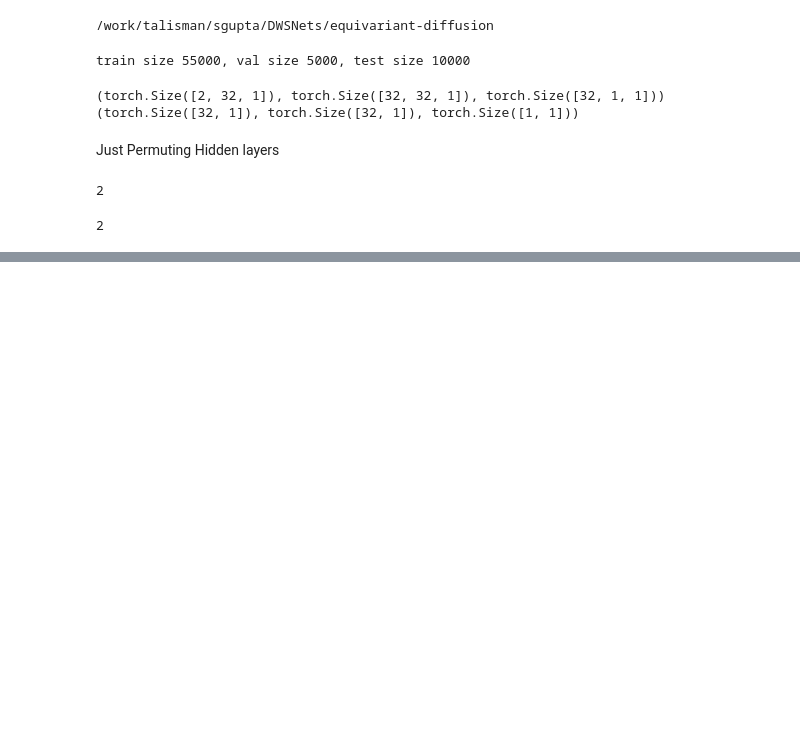
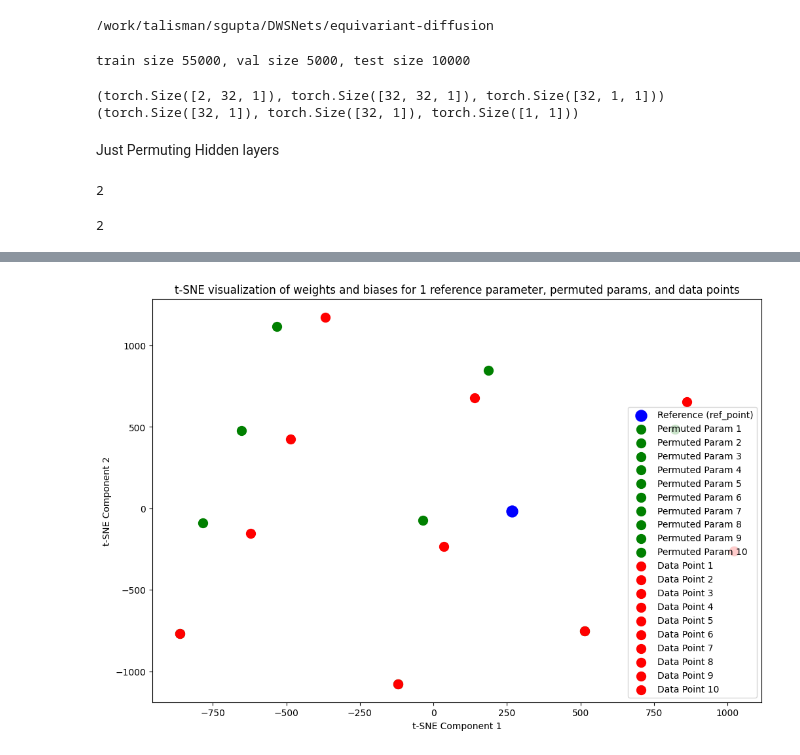
Before and after one commit to NNeuralDynamics/equivariant-diffusion, a Jupyter notebook: INR-Rebasin.ipynb, the cells around one changed output, grey strips where cells are left out. Drawn from its saved outputs; the diff is of its cells as text; code cells hidden in the pictures; blank space fills up the shorter version.

```diff
--- a/INR-Rebasin.ipynb
+++ b/INR-Rebasin.ipynb
@@ -339,0 +261,15 @@ plot_tsne(point_a, point_b, permuted_params_b)
+# %%
+ref_point = data_points[0]
+data_points = data_points[1:]
+print(len(data_points))
+ref_data_param =  convert_to_tensor_format(ref_point)
+rng = np.random.default_rng(seed=42)
+
+permuted_params = []
+data_point_params = []
+for data in data_points:
+    data_params = convert_to_tensor_format(data)
+    perm = weight_matching_just_hidden_layers(rng, ref_data_param, data_params)
+    permuted_param = apply_permutation_hidden(data_params, perm)
+    permuted_params.append(permuted_param)
+    data_point_params.append(data_params)
@@ -339,0 +294,73 @@ plot_tsne(point_a, point_b, permuted_params_b)
+# %%
+import matplotlib.pyplot as plt
+from sklearn.manifold import TSNE
+import numpy as np
+
+def flatten_and_concatenate(params):
+    """Flatten the weights and biases for each layer and concatenate them."""
+    flattened_params = []
+    for layer in list(params.keys()):
+        if 'weights' in layer:
+            # Flatten the weights
+            layer_weights = np.array(params[layer]).flatten()
+            flattened_params.append(layer_weights)
+        elif 'biases' in layer:
+            # Flatten the biases
+            layer_biases = np.array(params[layer]).flatten()
+            flattened_params.append(layer_biases)
+
+    # Return a single concatenated vector for all layers in the dictionary
+    return np.concatenate(flattened_params)
+
+def plot_tsne(reference_param, permuted_params_list, data_point_params):
+    """Plot t-SNE of weights and biases from the reference_param, permuted_params_list, and data_points."""
+
+    # Flatten and concatenate the reference parameter (ref_point)
+    flattened_reference = flatten_and_concatenate(reference_param)
+
+    # Initialize the list of flattened params for all permuted parameters
+    all_params = [flattened_reference]
+
+    # Flatten and concatenate all permuted parameters
+    for permuted_params in permuted_params_list:
+        flattened_permuted_param = flatten_and_concatenate(permuted_params)
+        all_params.append(flattened_permuted_param)
+
+    # Flatten and concatenate all data points
+    for data in data_point_params:
+        flattened_data = flatten_and_concatenate(data)
+        all_params.append(flattened_data)
+
+    # Perform t-SNE to reduce the dimensions to 2D
+    tsne = TSNE(n_components=2, random_state=42, perplexity=2)
+    tsne_results = tsne.fit_transform(np.vstack(all_params))
+
+    # Plot the t-SNE results
+    plt.figure(figsize=(12, 8))
+
+    # Plot reference point
+    plt.scatter(tsne_results[0, 0], tsne_results[0, 1], label='Reference (ref_point)', color='blue', s=150)
+
+    # Plot the permuted parameters
+    for i, tsne_result in enumerate(tsne_results[1:len(permuted_params_list)+1], 1):
+        plt.scatter(tsne_result[0], tsne_result[1], label=f'Permuted Param {i}', color='green', s=100)
+
+    # Plot the original data points
+    for i, tsne_result in enumerate(tsne_results[len(permuted_params_list)+1:], 1):
+        plt.scatter(tsne_result[0], tsne_result[1], label=f'Data Point {i}', color='red', s=100)
+
+    # Add titles and labels
+    plt.title("t-SNE visualization of weights and biases for 1 reference parameter, permuted params, and data points")
+    plt.xlabel("t-SNE Component 1")
+    plt.ylabel("t-SNE Component 2")
+    plt.legend()
+
+    # Show plot
+    plt.show()
+
+
+# Example usage:
+# Assuming ref_data_param is a dictionary, permuted_params is a list of dictionaries, and data_points is also a list of dictionaries
+plot_tsne(ref_data_param, permuted_params, data_point_params)
+# %% [output]
+[figure, added]
```
Also changed, not shown: parts of 7 cells of this notebook.
